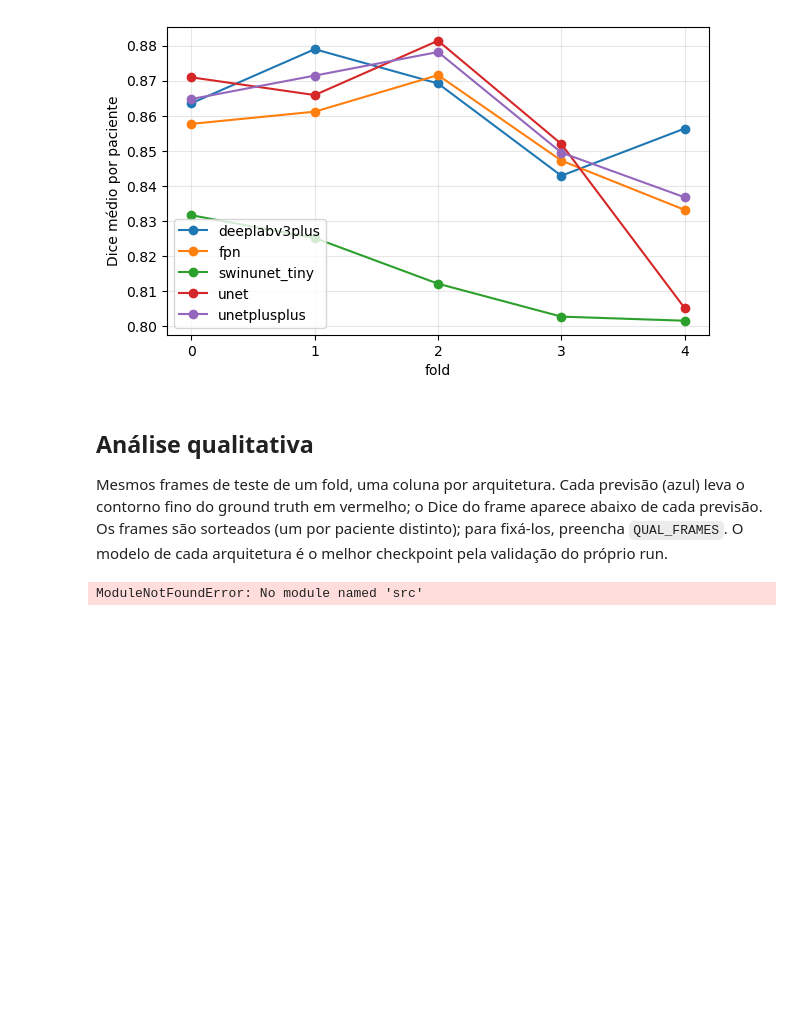
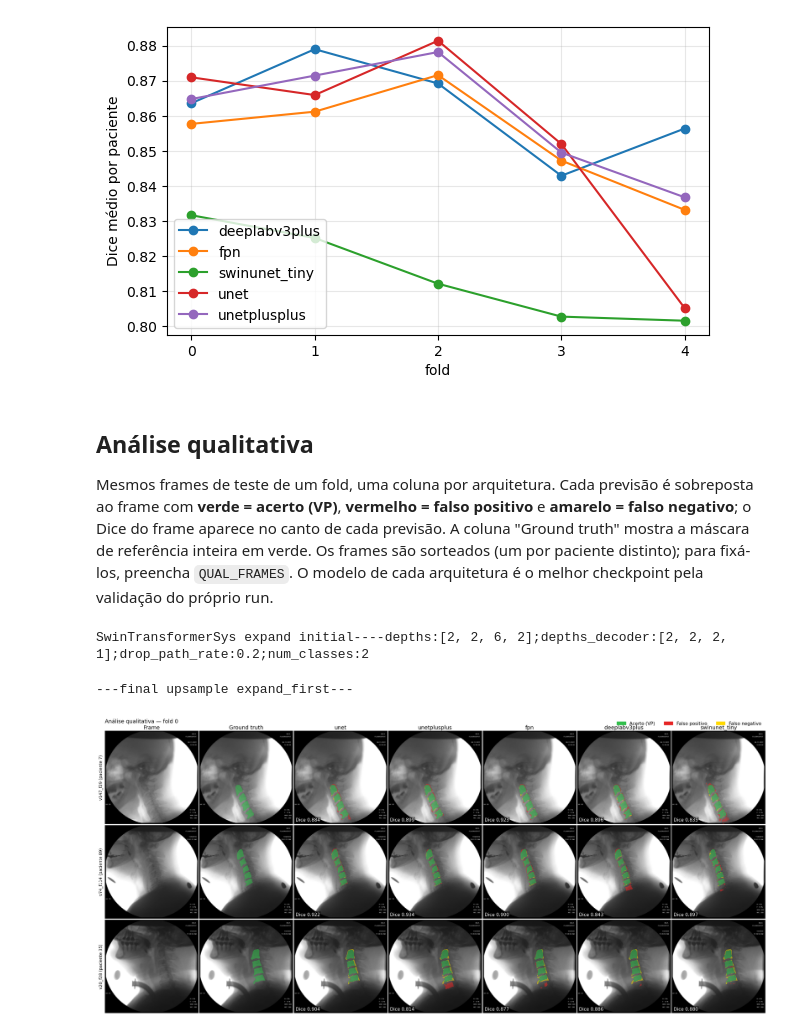
Before and after one commit to caioseda/vfss-seg-benchmark, a Jupyter notebook: notebooks/artigo/e1_arquiteturas/e1_02_cv.ipynb, the cells around one changed output. Saved outputs shown, nothing was run; the diff lists cells and outputs as text; code cells hidden in the pictures; blank space fills up the shorter version.

```diff
--- a/notebooks/artigo/e1_arquiteturas/e1_02_cv.ipynb
+++ b/notebooks/artigo/e1_arquiteturas/e1_02_cv.ipynb
@@ -148,20 +148,20 @@ ax.legend(); ax.grid(alpha=0.3)
 # %% [markdown]
 ## Análise qualitativa
 
-Mesmos frames de teste de um fold, uma coluna por arquitetura. Cada previsão (azul) leva o contorno fino do ground truth em vermelho; o Dice do frame aparece abaixo de cada previsão. Os frames são sorteados (um por paciente distinto); para fixá-los, preencha `QUAL_FRAMES`. O modelo de cada arquitetura é o melhor checkpoint pela validação do próprio run.
+Mesmos frames de teste de um fold, uma coluna por arquitetura. Cada previsão é sobreposta ao frame com **verde = acerto (VP)**, **vermelho = falso positivo** e **amarelo = falso negativo**; o Dice do frame aparece no canto de cada previsão. A coluna "Ground truth" mostra a máscara de referência inteira em verde. Os frames são sorteados (um por paciente distinto); para fixá-los, preencha `QUAL_FRAMES`. O modelo de cada arquitetura é o melhor checkpoint pela validação do próprio run.
 # %%
 from pathlib import Path
 
 import numpy as np
 import torch
-from matplotlib.colors import ListedColormap
+from matplotlib.patches import Patch
 from omegaconf import OmegaConf
 
 from src.utils import get_obj_from_str, instantiate_from_config
 
 QUAL_FOLD = 0                 # fold retido cujas previsões serão comparadas
 QUAL_SEED = 42
-QUAL_N_EXAMPLES = 5           # um frame por paciente distinto do fold
+QUAL_N_EXAMPLES = 3           # um frame por paciente distinto do fold
 QUAL_RNG_SEED = 0             # sorteio dos exemplos (só afeta QUAL_FRAMES=None)
 QUAL_FRAMES = None            # ou uma lista fixa de `video_frame`, ex.: ["v10_f18", ...]
 QUAL_ARCHS = ["unet", "unetplusplus", "fpn", "deeplabv3plus", "swinunet_tiny"]
@@ -208,45 +208,69 @@ batch = torch.stack([s["image"] for s in samples]).to(QUAL_DEVICE)
 preds = {}
 for arch in QUAL_ARCHS:
     _, module = _load_arch(arch)
     with torch.no_grad():
         preds[arch] = module(batch).argmax(dim=1).cpu().numpy()
     del module
     torch.cuda.empty_cache()
 
 
 def _dice(pred, gt):
     denom = pred.sum() + gt.sum()
     return 2 * (pred & gt).sum() / denom if denom else float("nan")
 
 
-def _show_overlay(ax, image, mask, gt):
-    '''Máscara prevista (azul translúcido) com o contorno fino do ground truth em vermelho por cima.'''
-    ax.imshow(image, cmap="gray", vmin=0, vmax=1)
-    ax.imshow(np.ma.masked_equal(mask, 0), cmap=ListedColormap(["#1f77b4"]), alpha=0.45, interpolation="nearest")
-    if gt.any():
-        ax.contour(gt, levels=[0.5], colors="red", linewidths=0.6)
+# Verdadeiro positivo, falso positivo e falso negativo (RGB), sobrepostos ao frame.
+QUAL_COLORS = {"VP": (0.20, 0.75, 0.30), "FP": (0.90, 0.15, 0.15), "FN": (1.00, 0.85, 0.00)}
+QUAL_ALPHA = 0.55
+QUAL_CELL = 3.2               # lado (polegadas) de cada imagem
+QUAL_GAP = 0.01               # espaço entre imagens, como fração do lado
+
+
+def _overlay(image, pred, gt):
+    '''Frame em cinza com VP/FP/FN pintados por cima (fora das máscaras o pixel fica intacto).'''
+    rgb = np.repeat(image[..., None], 3, axis=-1)
+    for name, region in {"VP": pred & gt, "FP": pred & ~gt, "FN": ~pred & gt}.items():
+        rgb[region] = (1 - QUAL_ALPHA) * rgb[region] + QUAL_ALPHA * np.array(QUAL_COLORS[name])
+    return rgb
 
 
 columns = ["Frame", "Ground truth", *QUAL_ARCHS]
-fig, axes = plt.subplots(len(samples), len(columns), figsize=(2.4 * len(columns), 2.4 * len(samples)),
-                         squeeze=False, constrained_layout=True)
+n_rows, n_cols = len(samples), len(columns)
+left, right, top, bottom = 0.035, 0.999, 0.955, 0.001
+fig, axes = plt.subplots(
+    n_rows, n_cols, squeeze=False,
+    figsize=(QUAL_CELL * n_cols / (right - left), QUAL_CELL * n_rows / (top - bottom)),
+)
+fig.subplots_adjust(left=left, right=right, top=top, bottom=bottom, wspace=QUAL_GAP, hspace=QUAL_GAP)
+
+def _tag(ax, text, **kwargs):
+    ax.text(0.02, 0.02, text, transform=ax.transAxes, fontsize=11, color="white", va="bottom",
+            bbox=dict(facecolor="black", alpha=0.55, pad=1.5, edgecolor="none"), **kwargs)
+
 for row, (vf, sample) in enumerate(zip(QUAL_FRAMES, samples)):
     image = ((sample["image"][0].numpy() + 1) / 2).clip(0, 1)   # o dataset entrega [-1, 1]
     gt = sample["segmentation"].numpy().astype(bool)
 
     axes[row, 0].imshow(image, cmap="gray", vmin=0, vmax=1)
-    axes[row, 0].set_ylabel(f"{vf}\npaciente {sample['metadata']['paciente_id']}", fontsize=8)
-    _show_overlay(axes[row, 1], image, gt, gt)
+    axes[row, 0].set_ylabel(f"{vf} (paciente {sample['metadata']['paciente_id']})", fontsize=10)
+    axes[row, 1].imshow(_overlay(image, gt, gt))
     for col, arch in enumerate(QUAL_ARCHS, start=2):
         pred = preds[arch][row].astype(bool)
-        _show_overlay(axes[row, col], image, pred, gt)
-        axes[row, col].set_xlabel(f"Dice {_dice(pred, gt):.3f}", fontsize=8)
+        axes[row, col].imshow(_overlay(image, pred, gt))
+        _tag(axes[row, col], f"Dice {_dice(pred, gt):.3f}")
 
 for ax in axes.ravel():
     ax.set_xticks([]); ax.set_yticks([])
+    for spine in ax.spines.values():
+        spine.set_visible(False)
 for col, name in enumerate(columns):
-    axes[0, col].set_title(name, fontsize=10)
-fig.suptitle(f"Análise qualitativa — fold {QUAL_FOLD} (previsão em azul, contorno do GT em vermelho)", fontsize=11)
+    axes[0, col].set_title(name, fontsize=13, pad=4)
+fig.legend(handles=[Patch(color=QUAL_COLORS[k], label=label) for k, label in
+                    [("VP", "Acerto (VP)"), ("FP", "Falso positivo"), ("FN", "Falso negativo")]],
+           loc="upper right", ncol=3, frameon=False, fontsize=11, bbox_to_anchor=(right, 1.0))
+fig.suptitle(f"Análise qualitativa — fold {QUAL_FOLD}", fontsize=13, x=left, ha="left", y=0.995)
 plt.show()
 # %% [output]
-ModuleNotFoundError: No module named 'src'
+SwinTransformerSys expand initial----depths:[2, 2, 6, 2];depths_decoder:[2, 2, 2, 1];drop_path_rate:0.2;num_classes:2
+---final upsample expand_first---
+[figure, added]
```
Also changed, not shown: parts of 4 cells of this notebook, 1 other file.
